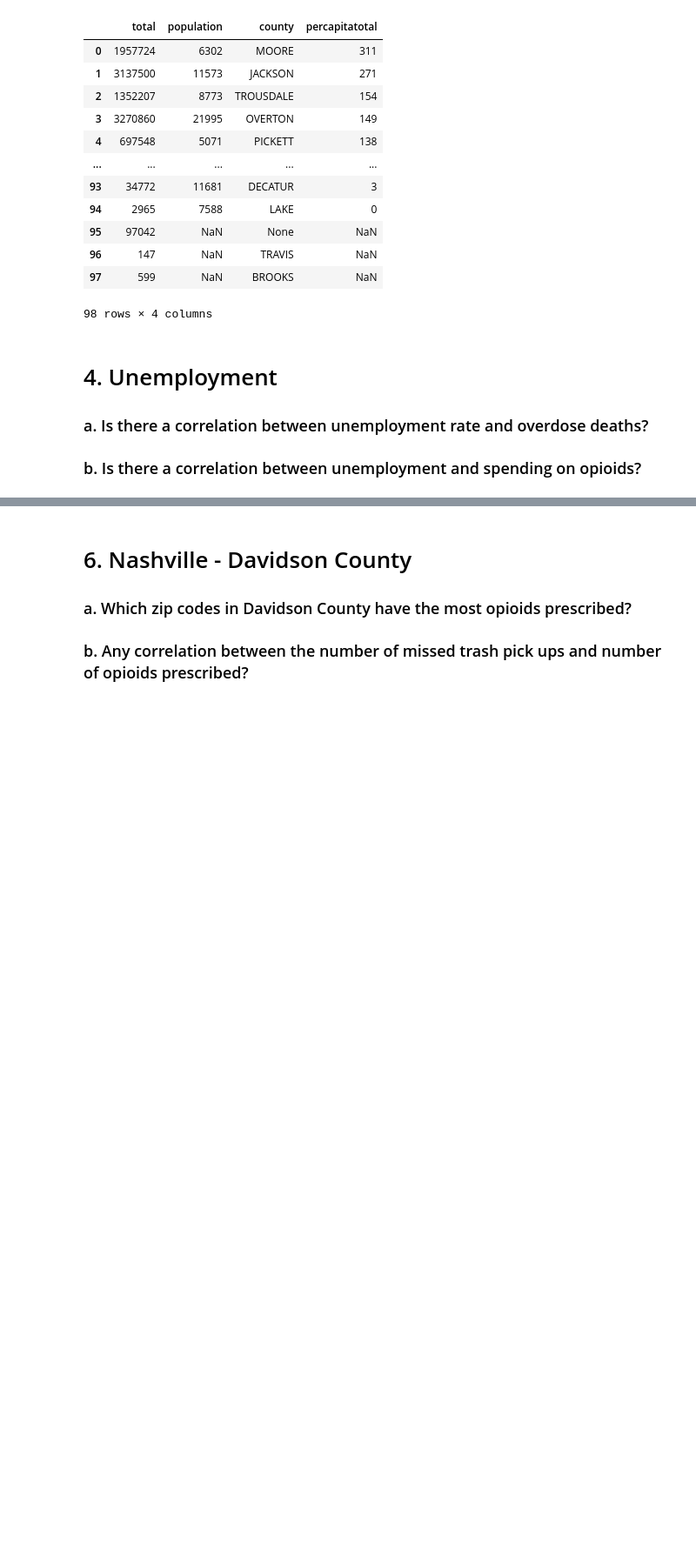
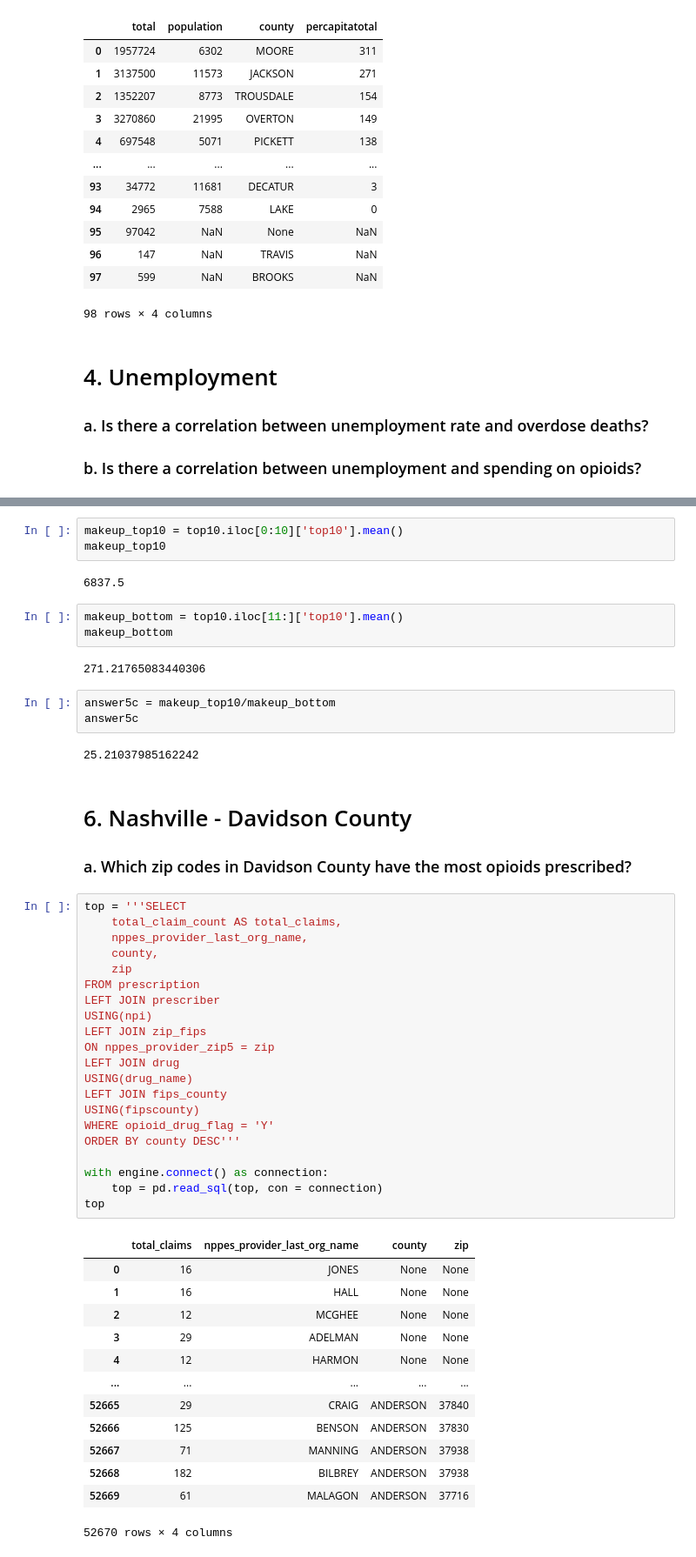
Before and after one commit to NSS-Full-Time-Data-Analytics-14/prescription-drugs-python-nutter_butter, a Jupyter notebook: Notebook/nutter_butter_jg.ipynb, the cells around one changed output, grey strips where cells are left out. Shown at 87% size. Cells and saved outputs as stored; diff of their text form; blank space fills up the shorter version.

```diff
--- a/Notebook/nutter_butter_jg.ipynb
+++ b/Notebook/nutter_butter_jg.ipynb
@@ -342,4 +517,53 @@ prescription3c.sort_values('percapitatotal',ascending = False).reset_index(drop
+# %%
+makeup_top10 = top10.iloc[0:10]['top10'].mean()
+makeup_top10
+# %% [output]
+6837.5
+# %%
+makeup_bottom = top10.iloc[11:]['top10'].mean()
+makeup_bottom
+# %% [output]
+271.21765083440306
+# %%
+answer5c = makeup_top10/makeup_bottom
+answer5c
+# %% [output]
+25.21037985162242
 # %% [markdown]
 # 6. Nashville - Davidson County
 ###  a. Which zip codes in Davidson County have the most opioids prescribed?
-###  b. Any correlation between the number of missed trash pick ups and number of opioids prescribed?
+# %%
+top = '''SELECT
+	total_claim_count AS total_claims,
+	nppes_provider_last_org_name,
+	county,
+    zip
+FROM prescription
+LEFT JOIN prescriber
+USING(npi)
+LEFT JOIN zip_fips
+ON nppes_provider_zip5 = zip
+LEFT JOIN drug
+USING(drug_name)
+LEFT JOIN fips_county
+USING(fipscounty)
+WHERE opioid_drug_flag = 'Y'
+ORDER BY county DESC'''
+
+with engine.connect() as connection:
+    top = pd.read_sql(top, con = connection)
+top
+# %% [output]
+|  | total_claims | nppes_provider_last_org_name | county | zip |
+| 0 | 16 | JONES | None | None |
+| 1 | 16 | HALL | None | None |
+| 2 | 12 | MCGHEE | None | None |
+| 3 | 29 | ADELMAN | None | None |
+| 4 | 12 | HARMON | None | None |
+| ... | ... | ... | ... | ... |
+| 52665 | 29 | CRAIG | ANDERSON | 37840 |
+| 52666 | 125 | BENSON | ANDERSON | 37830 |
+| 52667 | 71 | MANNING | ANDERSON | 37938 |
+| 52668 | 182 | BILBREY | ANDERSON | 37938 |
+| 52669 | 61 | MALAGON | ANDERSON | 37716 |
+52670 rows × 4 columns
```
Also changed, not shown: parts of 22 cells of this notebook.
